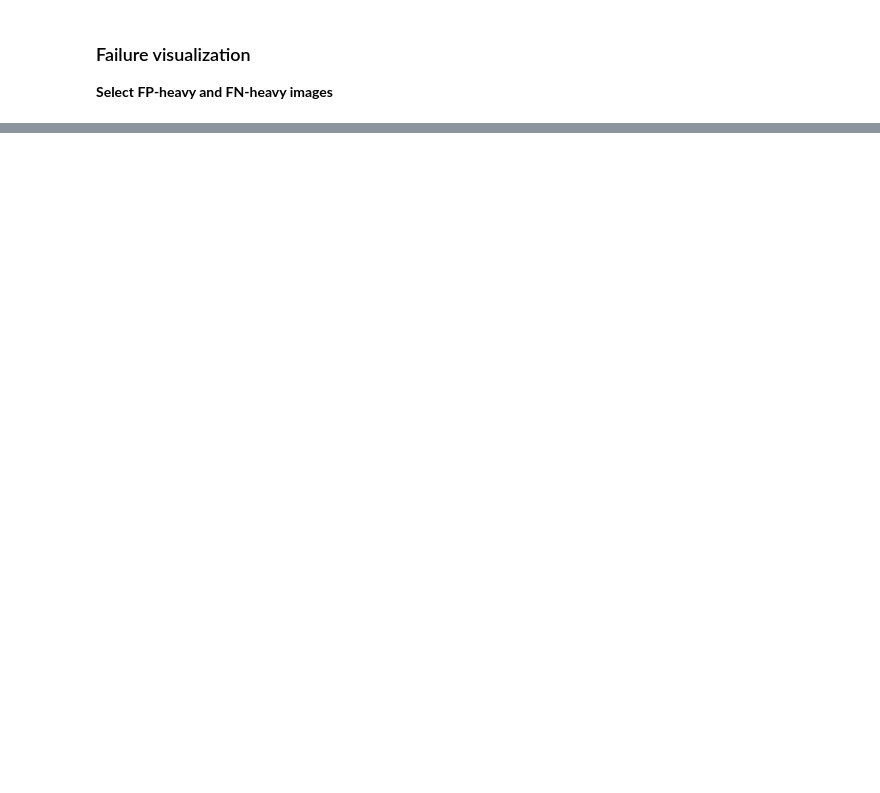
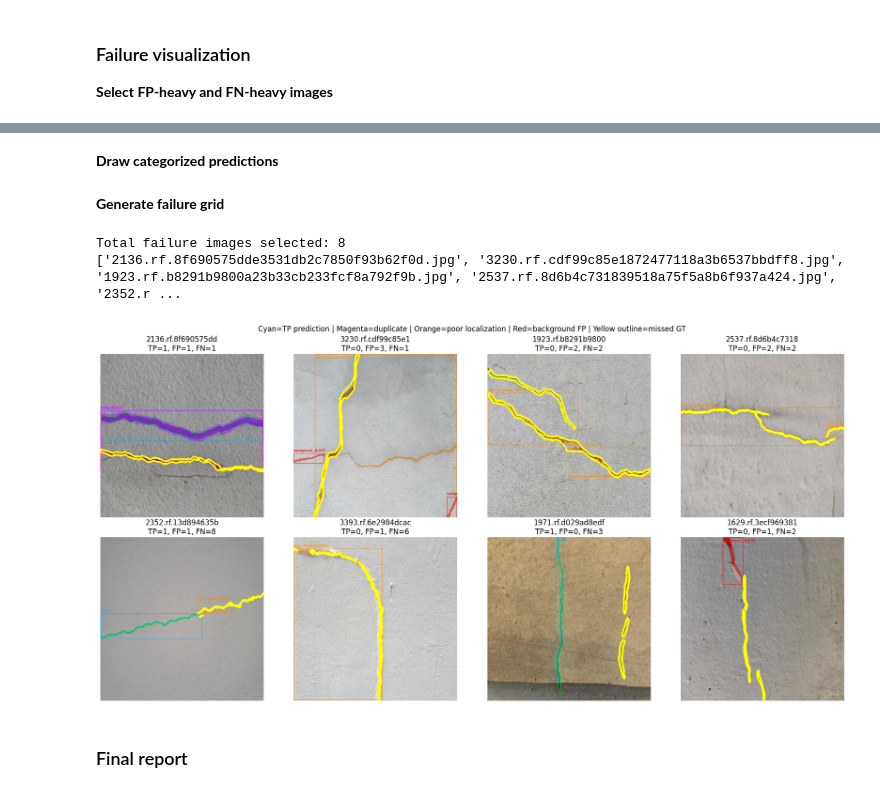
Before and after one commit to mdmohsin212/modern-vision-multimodal-lab, a Jupyter notebook: Vision/02_segmentation/yolo_instance_error_analysis.ipynb, the cells around one changed output, grey strips where cells are left out. Cells and saved outputs as stored; diff of their text form; code cells hidden in the pictures; blank space fills up the shorter version.

Commit message:
Complete error analysis

```diff
--- a/Vision/02_segmentation/yolo_instance_error_analysis.ipynb
+++ b/Vision/02_segmentation/yolo_instance_error_analysis.ipynb
@@ -757,0 +773,2 @@ print(failure_images)
+# %% [markdown]
+**Draw categorized predictions**
@@ -757,0 +902,66 @@ print(failure_images)
+# %% [markdown]
+**Generate failure grid**
+# %%
+failure_image_paths = [
+    str(VALIDATION_IMAGE_DIRECTORY / image_name) for image_name in failure_images
+]
+
+failure_results = best_model.predict(
+    source=failure_image_paths,
+
+    imgsz=416,
+    conf=BEST_CONFIDENCE_THRESHOLD,
+    iou=0.70,
+    nms=True,
+
+    retina_masks=True,
+    rect=False,
+
+    device=0,
+    verbose=False
+)
+# %%
+print(f"Total failure images selected: {len(failure_images)}")
+print(failure_images)
+# %% [output]
+Total failure images selected: 8
+['2136.rf.8f690575dde3531db2c7850f93b62f0d.jpg', '3230.rf.cdf99c85e1872477118a3b6537bbdff8.jpg', '1923.rf.b8291b9800a23b33cb233fcf8a792f9b.jpg', '2537.rf.8d6b4c731839518a75f5a8b6f937a424.jpg', '2352.r ...
+# %%
+figure, axes = plt.subplots(2, 4, figsize=(18, 9))
+
+for axis, result in zip(axes.flat, failure_results):
+    visualization, matching = draw_failure_result(result)
+
+    tp = len(matching["matches"])
+    fp = len(matching["unmatched_predictions"])
+    fn = len(matching["unmatched_ground_truths"])
+
+    axis.imshow(visualization)
+    axis.set_title(
+        f"{Path(result.path).stem[:18]}\n"
+        f"TP={tp}, FP={fp}, FN={fn}"
+    )
+    axis.axis("off")
+
+figure.suptitle(
+    "Cyan=TP prediction | "
+    "Magenta=duplicate | "
+    "Orange=poor localization | "
+    "Red=background FP | "
+    "Yellow outline=missed GT",
+    fontsize=12,
+)
+
+plt.tight_layout()
+
+failure_figure_path = OUTPUT_ROOT / "instance_failure_analysis.png"
+plt.savefig(
+    failure_figure_path,
+    dpi=180,
+    bbox_inches="tight",
+)
+plt.show()
+# %% [output]
+[figure, added]
+# %% [markdown]
+### Final report
```
Also changed, not shown: parts of 13 cells of this notebook.
